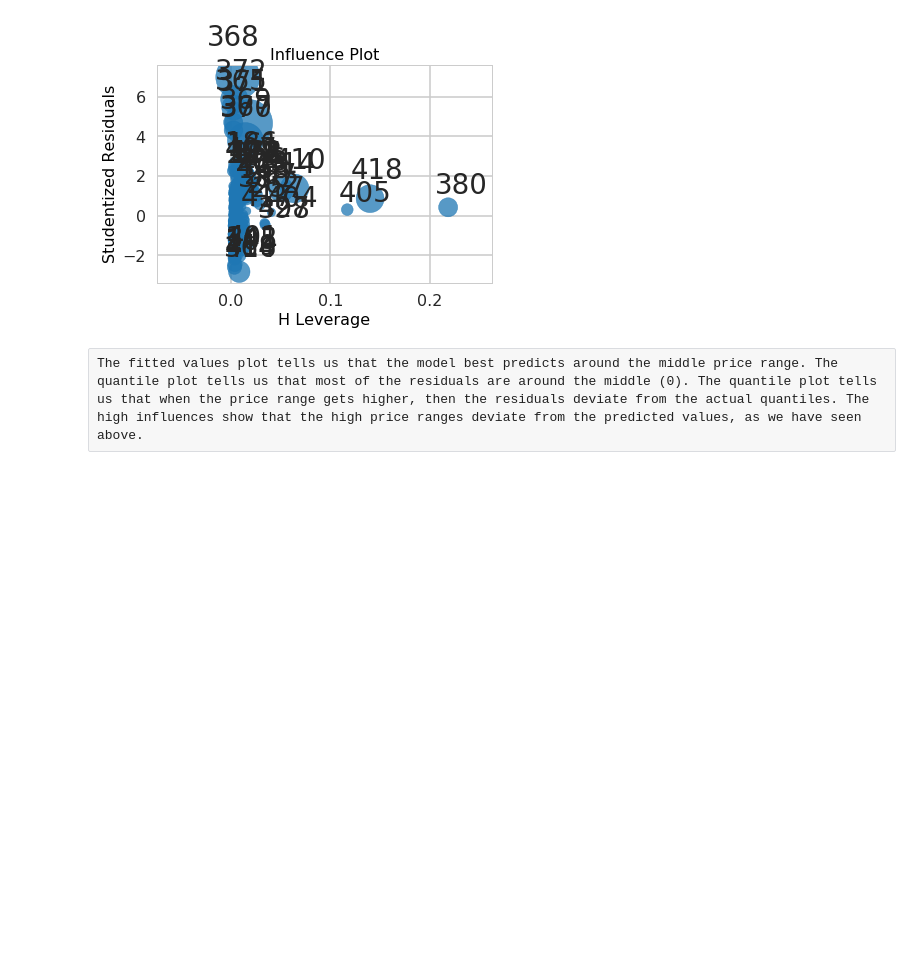
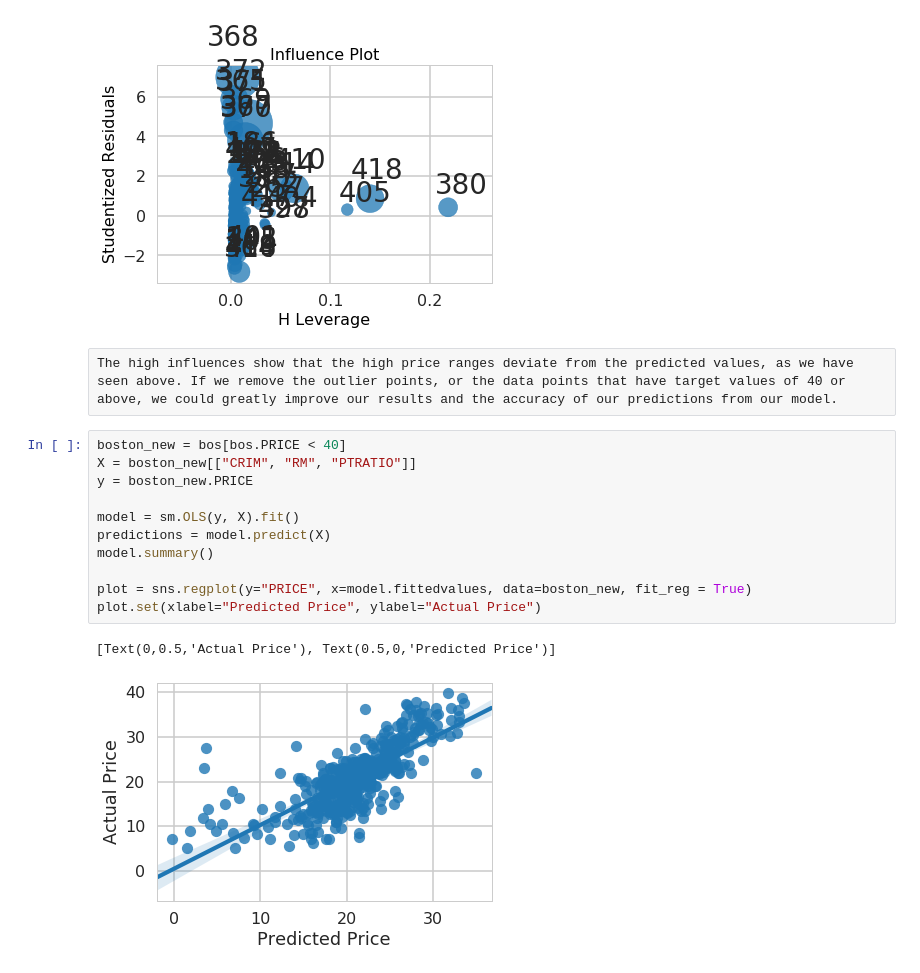
Before and after one commit to krishisharma45/springboard-homework, a Jupyter notebook: Mini_Project_Linear_Regression.ipynb, the cells around one changed output. Drawn from its saved outputs; the diff is of its cells as text; blank space fills up the shorter version.

```diff
--- a/Mini_Project_Linear_Regression.ipynb
+++ b/Mini_Project_Linear_Regression.ipynb
@@ -1031,5 +1049,19 @@ influence_plot(model)
 [figure]
 [figure]
 [figure]
-# %% [raw]
-The fitted values plot tells us that the model best predicts around the middle price range. The quantile plot tells us that most of the residuals are around the middle (0). The quantile plot tells us that when the price range gets higher, then the residuals deviate from the actual quantiles. The high influences show that the high price ranges deviate from the predicted values, as we have seen above.
+# %% [raw]
+The high influences show that the high price ranges deviate from the predicted values, as we have seen above. If we remove the outlier points, or the data points that have target values of 40 or above, we could greatly improve our results and the accuracy of our predictions from our model.
+# %%
+boston_new = bos[bos.PRICE < 40]
+X = boston_new[["CRIM", "RM", "PTRATIO"]]
+y = boston_new.PRICE
+
+model = sm.OLS(y, X).fit()
+predictions = model.predict(X)
+model.summary()
+
+plot = sns.regplot(y="PRICE", x=model.fittedvalues, data=boston_new, fit_reg = True)
+plot.set(xlabel="Predicted Price", ylabel="Actual Price")
+# %% [output]
+[Text(0,0.5,'Actual Price'), Text(0.5,0,'Predicted Price')]
+[figure, added]
```
Also changed, not shown: parts of 16 cells of this notebook.
